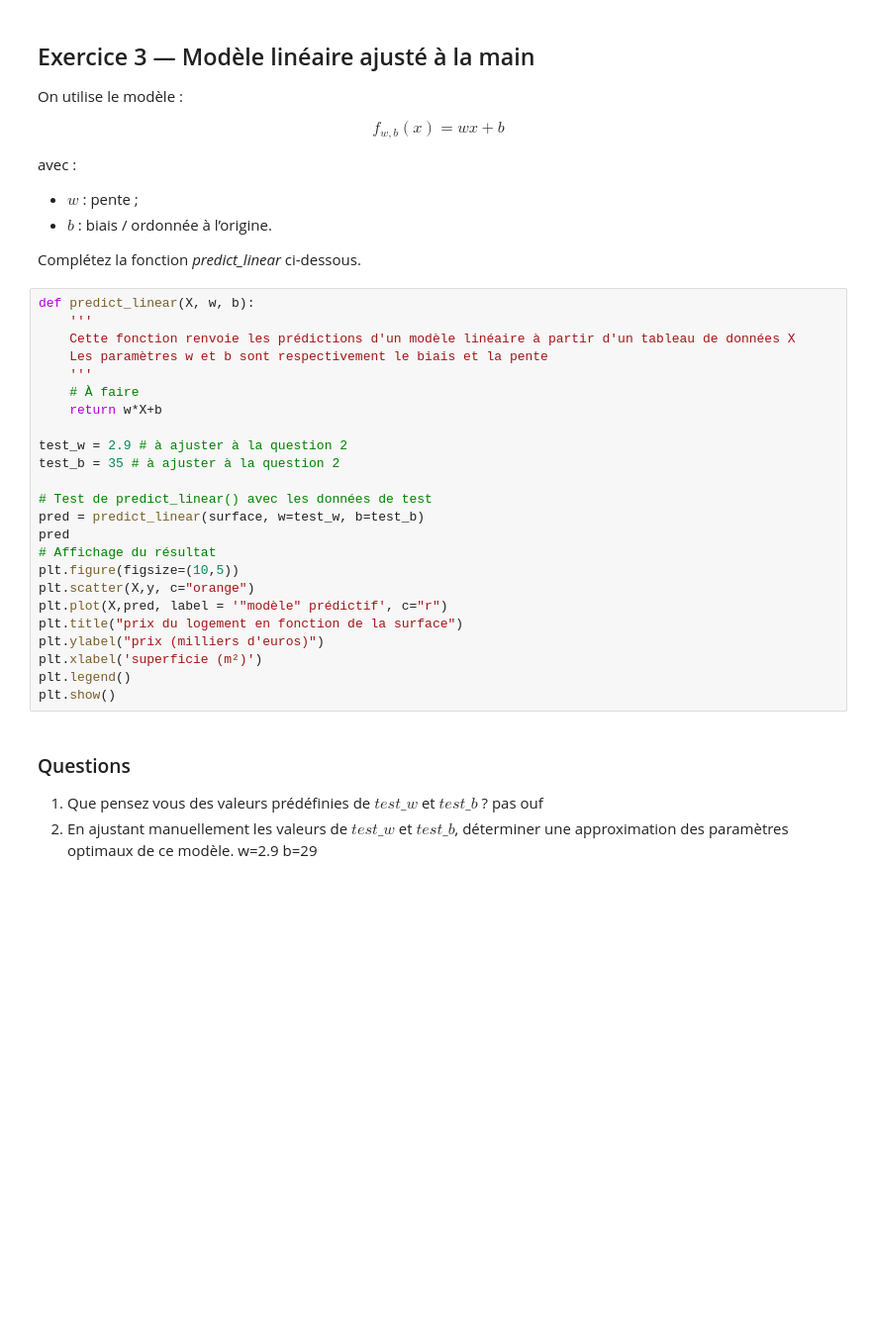
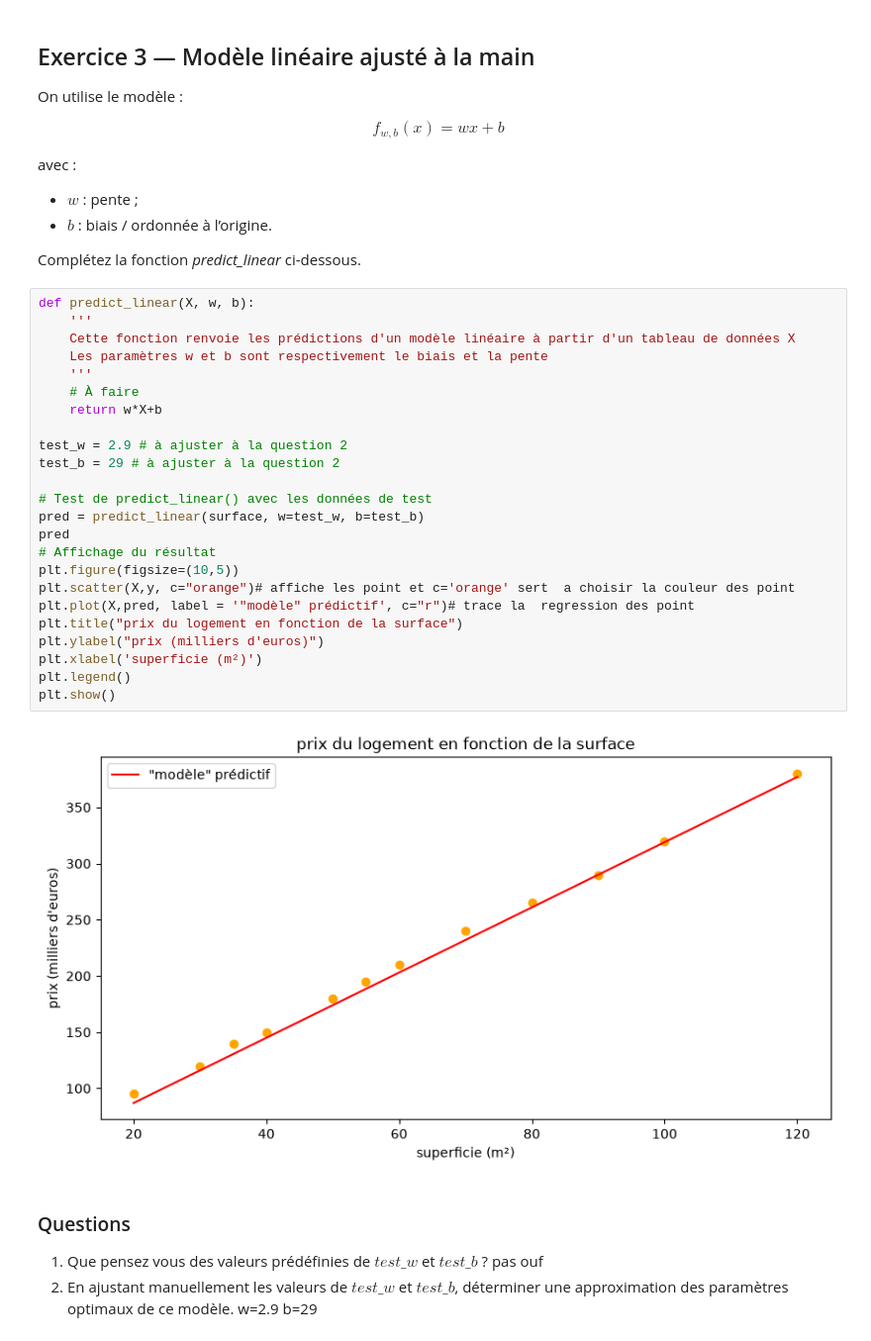
Before and after one commit to YalineWang/Projet-IA-S5, a Jupyter notebook: TD1-intro_machine_learning.ipynb, the cells around one changed output. Shown at 99% size. Cells and saved outputs as stored; diff of their text form; blank space fills up the shorter version.

```diff
--- a/TD1-intro_machine_learning.ipynb
+++ b/TD1-intro_machine_learning.ipynb
@@ -95,27 +112,29 @@ Complétez la fonction *predict_linear* ci-dessous.
 # %%
 def predict_linear(X, w, b):
     '''
     Cette fonction renvoie les prédictions d'un modèle linéaire à partir d'un tableau de données X
     Les paramètres w et b sont respectivement le biais et la pente
     '''
     # À faire
     return w*X+b
 
 test_w = 2.9 # à ajuster à la question 2
-test_b = 35 # à ajuster à la question 2
+test_b = 29 # à ajuster à la question 2
 
 # Test de predict_linear() avec les données de test
 pred = predict_linear(surface, w=test_w, b=test_b)
 pred
 # Affichage du résultat
 plt.figure(figsize=(10,5))
-plt.scatter(X,y, c="orange")
-plt.plot(X,pred, label = '"modèle" prédictif', c="r")
+plt.scatter(X,y, c="orange")# affiche les point et c='orange' sert  a choisir la couleur des point
+plt.plot(X,pred, label = '"modèle" prédictif', c="r")# trace la  regression des point
 plt.title("prix du logement en fonction de la surface")
 plt.ylabel("prix (milliers d'euros)")
 plt.xlabel('superficie (m²)')
 plt.legend()
 plt.show()
+# %% [output]
+[figure, added]
 # %% [markdown]
 ### Questions
 1. Que pensez vous des valeurs prédéfinies de $test\_w$ et $test\_b$ ? pas ouf
```
Also changed, not shown: parts of 11 cells of this notebook.
